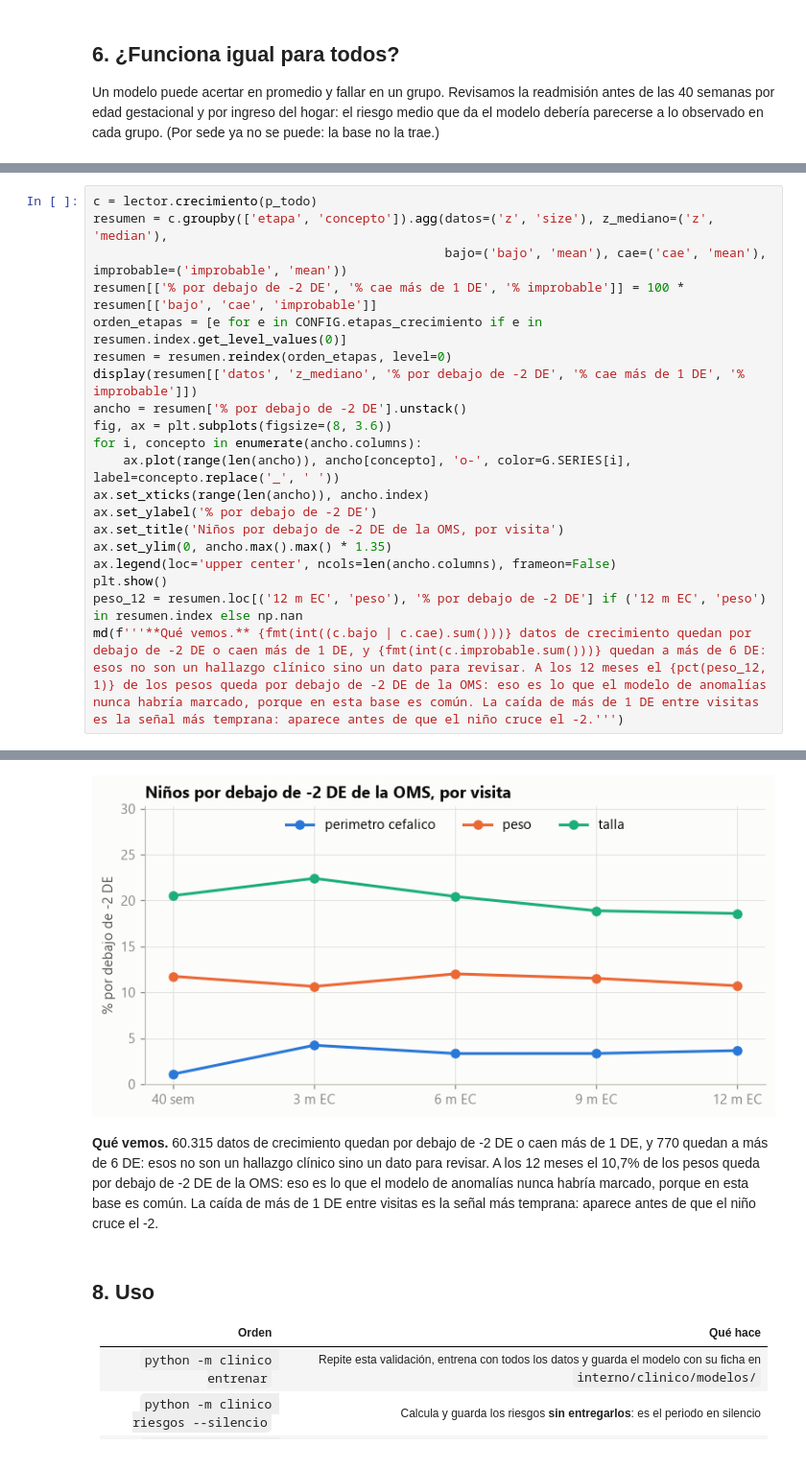
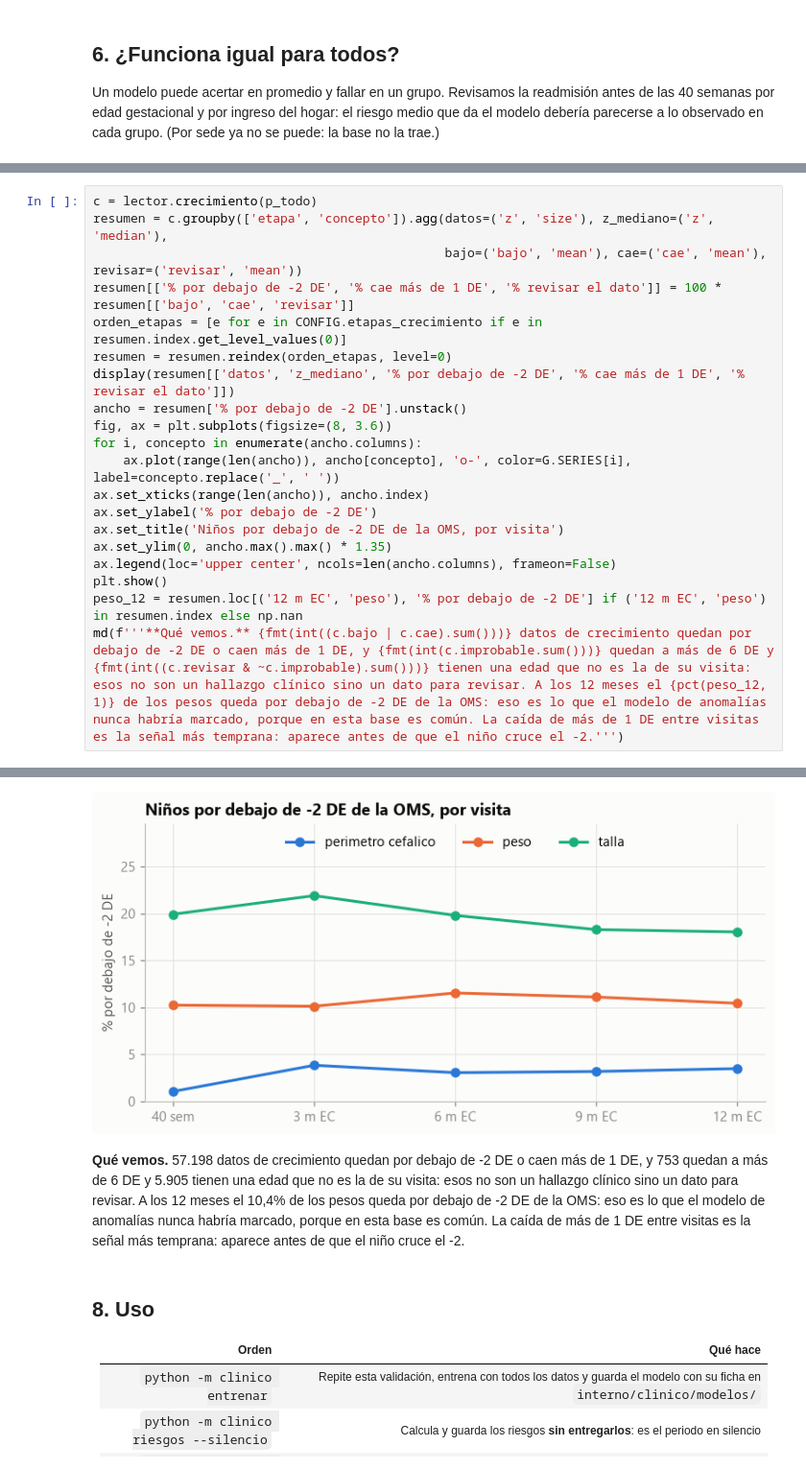
Before and after one commit to breinergonza/proyecto-maia, a Jupyter notebook: insumo-datos/informes/alertas_clinicas.ipynb, the cells around one changed output, grey strips where cells are left out. Shown at 96% size. Drawn from its saved outputs; the diff is of its cells as text.

```diff
--- a/insumo-datos/informes/alertas_clinicas.ipynb
+++ b/insumo-datos/informes/alertas_clinicas.ipynb
@@ -296,11 +296,11 @@ Desde las 40 semanas, cada peso, talla y perímetro cefálico se pasa a puntaje
 # %%
 c = lector.crecimiento(p_todo)
 resumen = c.groupby(['etapa', 'concepto']).agg(datos=('z', 'size'), z_mediano=('z', 'median'),
-                                               bajo=('bajo', 'mean'), cae=('cae', 'mean'), improbable=('improbable', 'mean'))
-resumen[['% por debajo de -2 DE', '% cae más de 1 DE', '% improbable']] = 100 * resumen[['bajo', 'cae', 'improbable']]
+                                               bajo=('bajo', 'mean'), cae=('cae', 'mean'), revisar=('revisar', 'mean'))
+resumen[['% por debajo de -2 DE', '% cae más de 1 DE', '% revisar el dato']] = 100 * resumen[['bajo', 'cae', 'revisar']]
 orden_etapas = [e for e in CONFIG.etapas_crecimiento if e in resumen.index.get_level_values(0)]
 resumen = resumen.reindex(orden_etapas, level=0)
-display(resumen[['datos', 'z_mediano', '% por debajo de -2 DE', '% cae más de 1 DE', '% improbable']])
+display(resumen[['datos', 'z_mediano', '% por debajo de -2 DE', '% cae más de 1 DE', '% revisar el dato']])
 ancho = resumen['% por debajo de -2 DE'].unstack()
 fig, ax = plt.subplots(figsize=(8, 3.6))
 for i, concepto in enumerate(ancho.columns):
@@ -312,5 +312,5 @@ ax.set_ylim(0, ancho.max().max() * 1.35)
 ax.legend(loc='upper center', ncols=len(ancho.columns), frameon=False)
 plt.show()
 peso_12 = resumen.loc[('12 m EC', 'peso'), '% por debajo de -2 DE'] if ('12 m EC', 'peso') in resumen.index else np.nan
-md(f'''**Qué vemos.** {fmt(int((c.bajo | c.cae).sum()))} datos de crecimiento quedan por debajo de -2 DE o caen más de 1 DE, y {fmt(int(c.improbable.sum()))} quedan a más de 6 DE: esos no son un hallazgo clínico sino un dato para revisar. A los 12 meses el {pct(peso_12, 1)} de los pesos queda por debajo de -2 DE de la OMS: eso es lo que el modelo de anomalías nunca habría marcado, porque en esta base es común. La caída de más de 1 DE entre visitas es la señal más temprana: aparece antes de que el niño cruce el -2.''')
+md(f'''**Qué vemos.** {fmt(int((c.bajo | c.cae).sum()))} datos de crecimiento quedan por debajo de -2 DE o caen más de 1 DE, y {fmt(int(c.improbable.sum()))} quedan a más de 6 DE y {fmt(int((c.revisar & ~c.improbable).sum()))} tienen una edad que no es la de su visita: esos no son un hallazgo clínico sino un dato para revisar. A los 12 meses el {pct(peso_12, 1)} de los pesos queda por debajo de -2 DE de la OMS: eso es lo que el modelo de anomalías nunca habría marcado, porque en esta base es común. La caída de más de 1 DE entre visitas es la señal más temprana: aparece antes de que el niño cruce el -2.''')
 # %% [output]
@@ -334,5 +334,5 @@ md(f'''**Qué vemos.** {fmt(int((c.bajo | c.cae).sum()))} datos de crecimiento q
-[figure, old version]
+[figure, new version]
-**Qué vemos.** 60.315 datos de crecimiento quedan por debajo de -2 DE o caen más de 1 DE, y 770 quedan a más de 6 DE: esos no son un hallazgo clínico sino un dato para revisar. A los 12 meses el 10,7% de los pesos queda por debajo de -2 DE de la OMS: eso es lo que el modelo de anomalías nunca habría marcado, porque en esta base es común. La caída de más de 1 DE entre visitas es la señal más temprana: aparece antes de que el niño cruce el -2.
+**Qué vemos.** 57.198 datos de crecimiento quedan por debajo de -2 DE o caen más de 1 DE, y 753 quedan a más de 6 DE y 5.905 tienen una edad que no es la de su visita: esos no son un hallazgo clínico sino un dato para revisar. A los 12 meses el 10,4% de los pesos queda por debajo de -2 DE de la OMS: eso es lo que el modelo de anomalías nunca habría marcado, porque en esta base es común. La caída de más de 1 DE entre visitas es la señal más temprana: aparece antes de que el niño cruce el -2.
 # %% [markdown]
 ## 8. Uso
 
```
Also changed, not shown: parts of 8 cells of this notebook, 3 other files.
